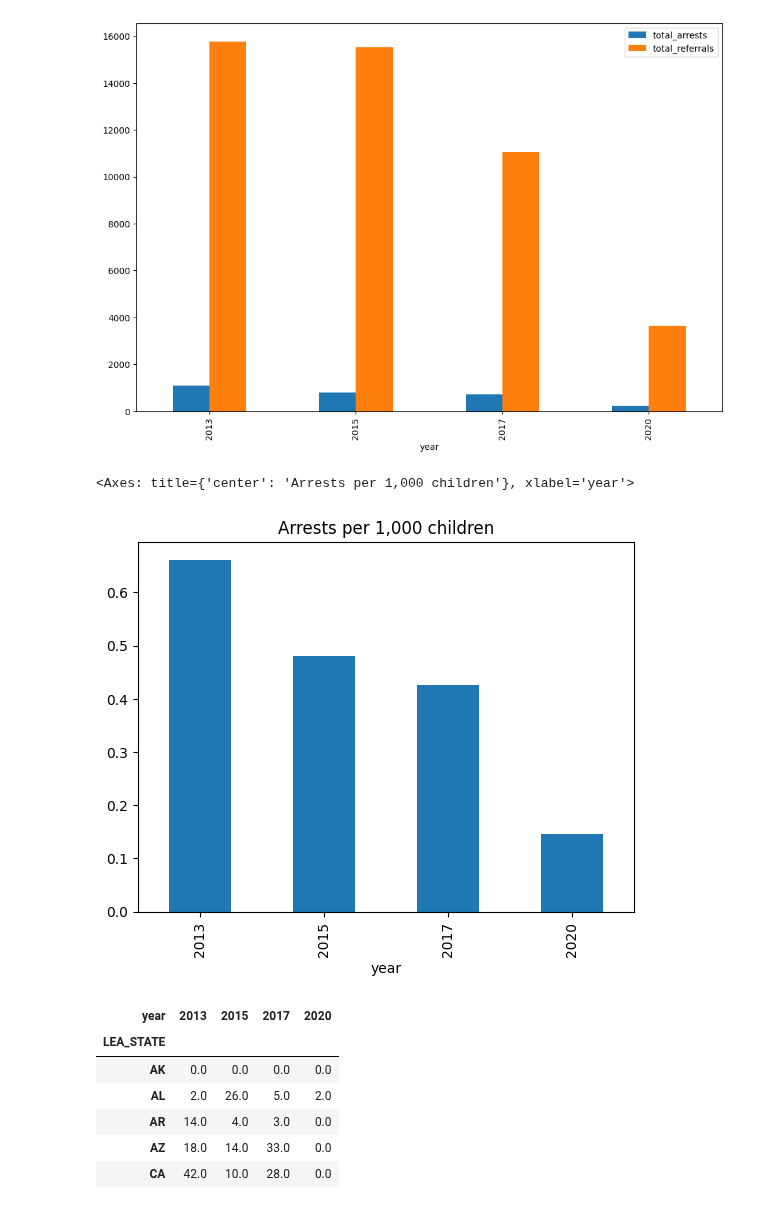
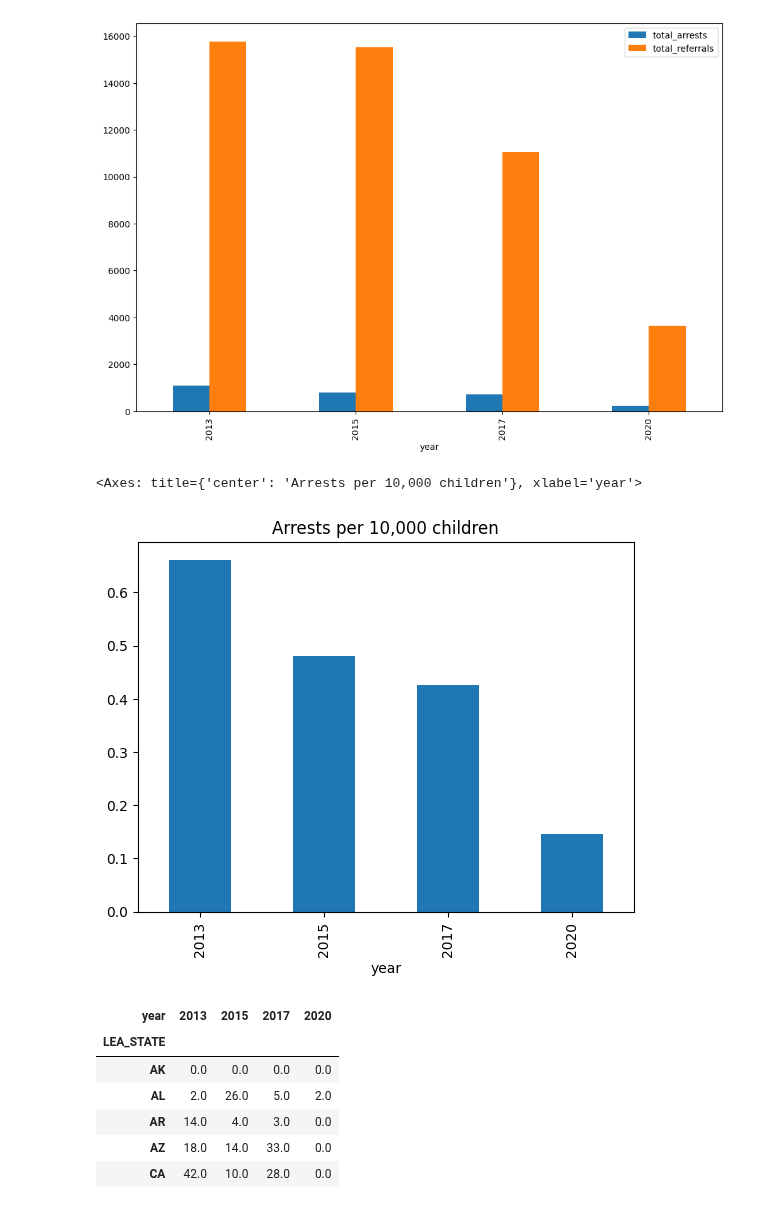
Before and after one commit to cbs-news-data/crdc-le-referral-data, a Jupyter notebook: notebooks/crdc_referrals_arrests/crdc_le_referrals_arrests.ipynb, the cells around one changed output. Drawn from its saved outputs; the diff is of its cells as text; code cells hidden in the pictures.

```diff
--- a/notebooks/crdc_referrals_arrests/crdc_le_referrals_arrests.ipynb
+++ b/notebooks/crdc_referrals_arrests/crdc_le_referrals_arrests.ipynb
@@ -443,17 +463,17 @@ complete_df.groupby("year")[["total_arrests", "total_referrals"]].sum().plot(kin
 # %%
 (
     complete_df
     .groupby("year")[["total_arrests", "total_enrollment"]]
     .sum()
     .assign(arrest_rate=lambda df: df
     .total_arrests / df
     .total_enrollment * MULT)
     .arrest_rate
-    .plot(kind="bar", title="Arrests per 1,000 children")
+    .plot(kind="bar", title="Arrests per 10,000 children")
 )
 # %% [output]
-<Axes: title={'center': 'Arrests per 1,000 children'}, xlabel='year'>
+<Axes: title={'center': 'Arrests per 10,000 children'}, xlabel='year'>
-[figure, old version]
+[figure, new version]
 # %%
 state_trends = pd.crosstab(
     index=complete_df.LEA_STATE,
```
Also changed, not shown: parts of 2 cells of this notebook.
